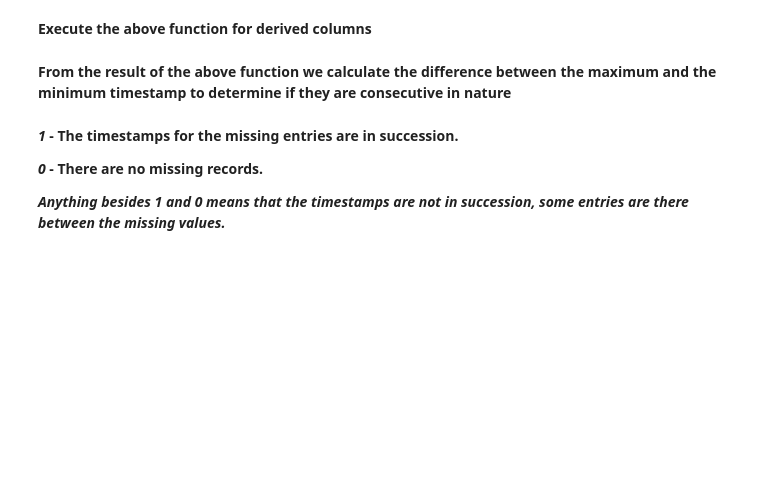
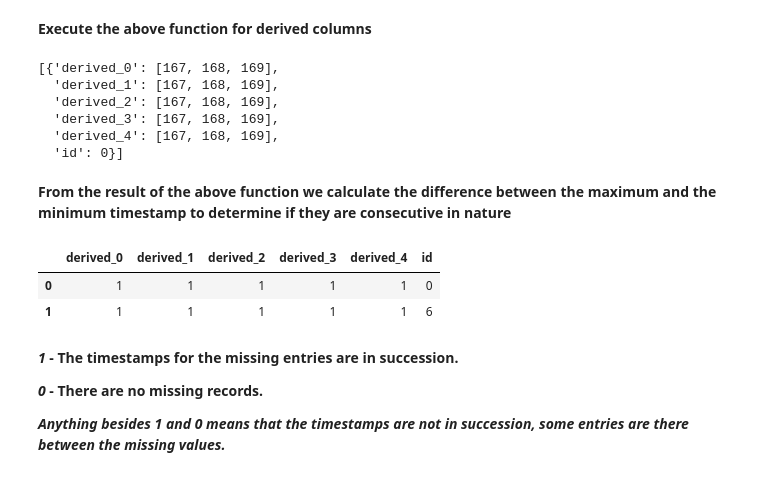
Before and after one commit to isayantani/Kaggle, a Jupyter notebook: Tw0-sigma-modeling-financial/notebook.ipynb, the cells around one changed output. Cells and saved outputs as stored; diff of their text form; code cells hidden in the pictures; blank space fills up the shorter version.

```diff
--- a/Tw0-sigma-modeling-financial/notebook.ipynb
+++ b/Tw0-sigma-modeling-financial/notebook.ipynb
@@ -173,8 +227,15 @@ def getTstampForMissingRecordsInColumn(df, columns, identifier):
 # %% [markdown]
 **Execute the above function for derived columns**
 # %%
-derived_missing_tstamps = getTstampForMissingRecordsInColumn(train, derived_columns, ID)
-derived_missing_tstamps[:1]
+missing_tstamps = getTstampForMissingRecordsInColumn(train, derived_columns, ID)
+missing_tstamps[:1]
+# %% [output]
+[{'derived_0': [167, 168, 169],
+  'derived_1': [167, 168, 169],
+  'derived_2': [167, 168, 169],
+  'derived_3': [167, 168, 169],
+  'derived_4': [167, 168, 169],
+  'id': 0}]
 # %% [markdown]
 **From the result of the above function we calculate the difference between the maximum and the minimum timestamp to determine if they are consecutive in nature**
 # %%
@@ -191,8 +252,12 @@ def findTstampDiffForMissingRecordsByID(tstamp_indices):
 
     return pd.DataFrame(rows)
 # %%
-tstamp_diff_df = findTstampDiffForMissingRecordsByID(derived_missing_tstamps)
+tstamp_diff_df = findTstampDiffForMissingRecordsByID(missing_tstamps)
 tstamp_diff_df.head(2)
+# %% [output]
+|  | derived_0 | derived_1 | derived_2 | derived_3 | derived_4 | id |
+| 0 | 1 | 1 | 1 | 1 | 1 | 0 |
+| 1 | 1 | 1 | 1 | 1 | 1 | 6 |
 # %% [markdown]
 ***1* - The timestamps for the missing entries are in succession.</br>**
 
```
Also changed, not shown: parts of 31 cells of this notebook.
